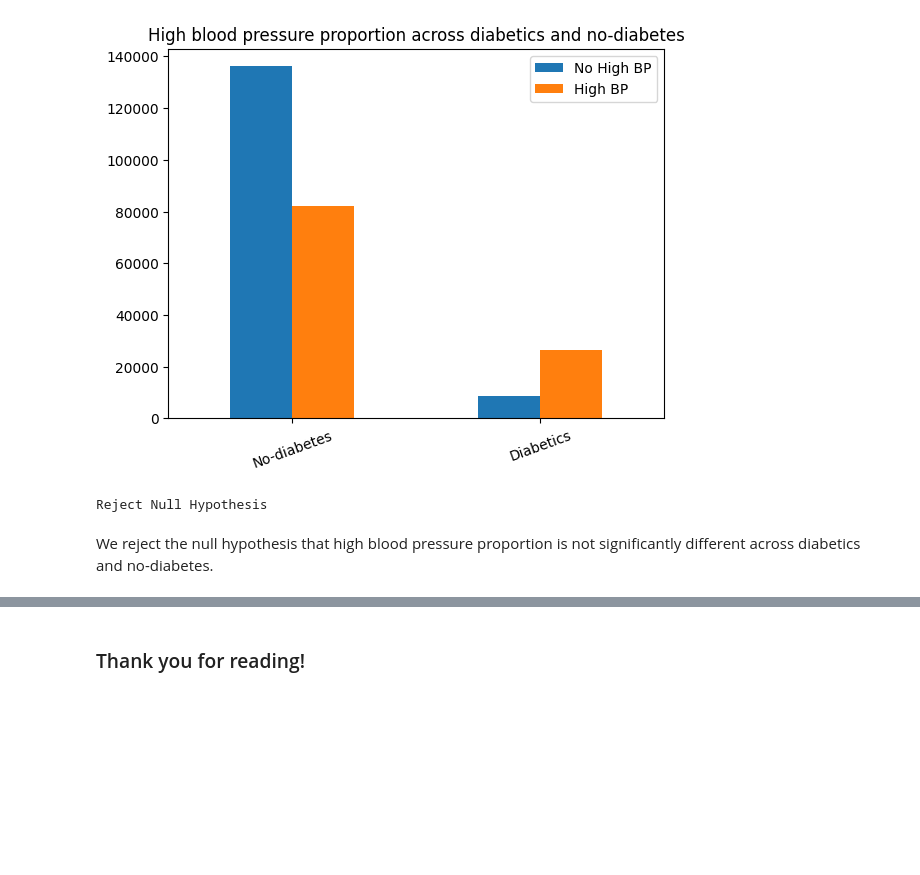
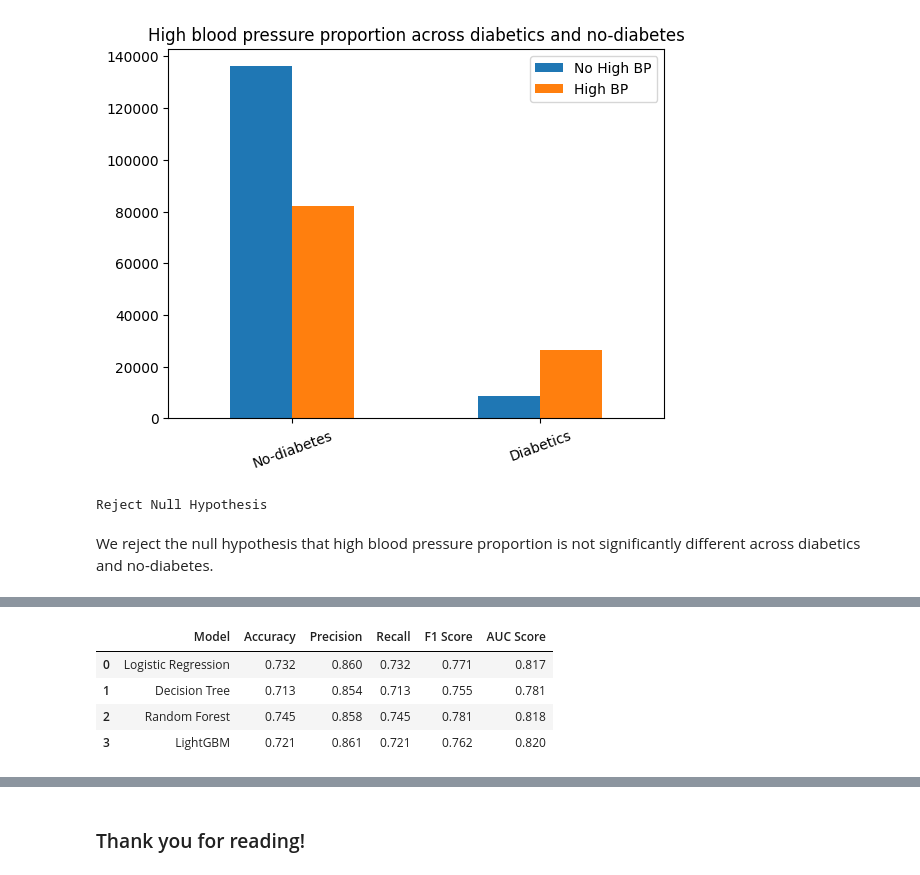
Before and after one commit to anastasiyaigonina/Portfolio_Projects, a Jupyter notebook: diabetes_hypothesis_predictions/diabetes-eda-hypothesis-testing-predictions.ipynb, the cells around one changed output, grey strips where cells are left out. Saved outputs shown, nothing was run; the diff lists cells and outputs as text; code cells hidden in the pictures; blank space fills up the shorter version.

```diff
--- a/diabetes_hypothesis_predictions/diabetes-eda-hypothesis-testing-predictions.ipynb
+++ b/diabetes_hypothesis_predictions/diabetes-eda-hypothesis-testing-predictions.ipynb
@@ -698,0 +426,47 @@ So, the best-performing model is XBG Classifier with 89.9% accuracy score.
+# %%
+# List to store results
+results = []
+
+for model_name, base_model in weighted_models.items():
+        steps = [
+            ('preprocessor', preprocessor),
+            ('feature_selection', feature_selector),
+            ('classifier', base_model)
+        ]
+
+        # Build pipeline
+        clf = ImbPipeline(steps=steps)
+
+        # Fit
+        clf.fit(X_train, y_train)
+
+        # Predict
+        y_pred = clf.predict(X_test)
+        y_pred_proba = clf.predict_proba(X_test)[:, -1] if hasattr(clf.named_steps['classifier'], "predict_proba") else None
+
+        # Evaluate
+        accuracy = accuracy_score(y_test, y_pred)
+        precision = precision_score(y_test, y_pred, average='weighted')
+        recall = recall_score(y_test, y_pred, average='weighted')
+        f1 = f1_score(y_test, y_pred, average='weighted')
+        auc = roc_auc_score(y_test, y_pred_proba) if y_pred_proba is not None else np.nan
+
+        # Store results
+        results.append({
+            "Model": model_name,
+            "Accuracy": round(accuracy, 3),
+            "Precision": round(precision, 3),
+            "Recall": round(recall, 3),
+            "F1 Score": round(f1, 3),
+            "AUC Score": round(auc, 3),
+        })
+
+# Convert results to DataFrame
+results_df = pd.DataFrame(results)
+results_df
+# %% [output]
+|  | Model | Accuracy | Precision | Recall | F1 Score | AUC Score |
+| 0 | Logistic Regression | 0.732 | 0.860 | 0.732 | 0.771 | 0.817 |
+| 1 | Decision Tree | 0.713 | 0.854 | 0.713 | 0.755 | 0.781 |
+| 2 | Random Forest | 0.745 | 0.858 | 0.745 | 0.781 | 0.818 |
+| 3 | LightGBM | 0.721 | 0.861 | 0.721 | 0.762 | 0.820 |
```
Also changed, not shown: parts of 38 cells of this notebook.
